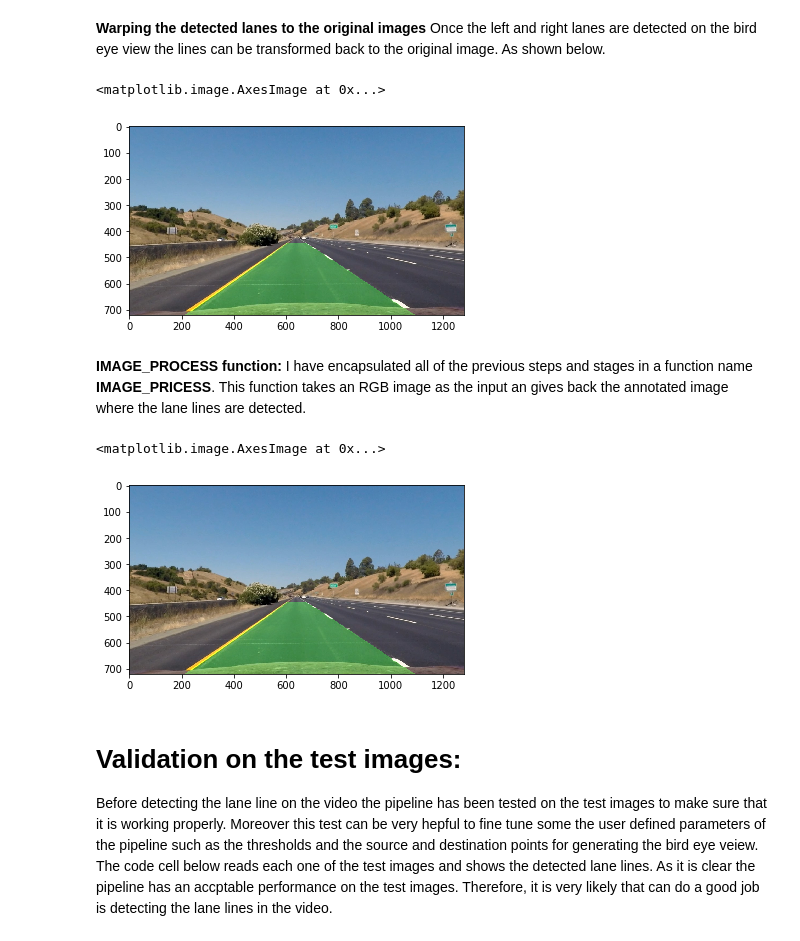
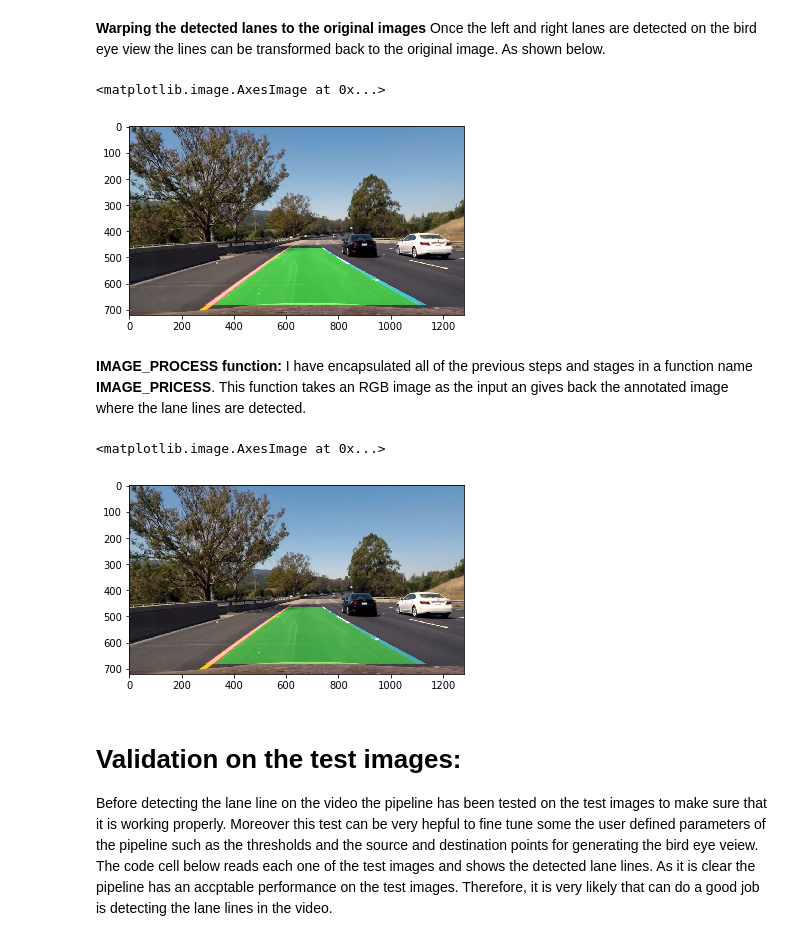
Before and after one commit to Aral-Sarrafi/Advanced_Lane_Finding, a Jupyter notebook: Advanced_Lane_Finding.ipynb, the cells around one changed output. Drawn from its saved outputs; the diff is of its cells as text; code cells hidden in the pictures.

```diff
--- a/Advanced_Lane_Finding.ipynb
+++ b/Advanced_Lane_Finding.ipynb
@@ -67,7 +67,7 @@ The first step is to correct the distorsions in the images obtained from the cam
 test_images_file = "test_images/"
 test_images = os.listdir(test_images_file)
 
-image_name = test_images_file + test_images[0]
+image_name = test_images_file + test_images[7]
 image = cv2.imread(image_name)
 image = cv2.cvtColor(image, cv2.COLOR_BGR2RGB)
 # %%
@@ -251,5 +264,5 @@ Once the binary_warped image is formed the left and right lane should be disting
 
 These steps are implemented in the "Image_Lane_detection". This function gets the binary_warped image as the input and fit the second order polynomial to the lane lines.
 # %%
-left_fit, right_fit, leftx, lefty, rightx, righty = fnc.Image_Lane_detection(binary_warped)
+left_fit, right_fit, leftx, lefty, rightx, righty, left_lane_inds,right_lane_inds = fnc.Image_Lane_detection(binary_warped)
 # %%
@@ -276,0 +290,2 @@ fig.savefig("output_images/detected_lanes.jpg", bbox_inches = 'tight')
+# %%
+ploty, left_fitx, right_fitx = Plot_Lane(binary_warped, left_fit, right_fit, leftx, lefty, rightx, righty)
@@ -280,33 +298,37 @@ Once the left and right lanes are detected on the bird eye view the lines can be
 # %%
 # Create an image to draw the lines on
 warp_zero = np.zeros_like(binary_warped).astype(np.uint8)
 color_warp = np.dstack((warp_zero, warp_zero, warp_zero))
+
+color_warp[lefty, leftx] = [255, 0, 0]
+color_warp[righty, rightx] = [0, 0, 255]
 
 # Recast the x and y points into usable format for cv2.fillPoly()
 pts_left = np.array([np.transpose(np.vstack([left_fitx, ploty]))])
 pts_right = np.array([np.flipud(np.transpose(np.vstack([right_fitx, ploty])))])
 pts = np.hstack((pts_left, pts_right))
 
 # Draw the lane onto the warped blank image
-cv2.fillPoly(color_warp, np.int_([pts]), (0,255, 0))
-
+cv2.fillPoly(color_warp, np.int_([pts]), (0,255, 0),lineType=8)
+cv2.polylines(color_warp, np.int32([pts_left]), isClosed=False, color=(255,0,255), thickness=15)
+cv2.polylines(color_warp, np.int32([pts_right]), isClosed=False, color=(0,255,255), thickness=15)
 # Warp the blank back to original image space using inverse perspective matrix (Minv)
 newwarp = cv2.warpPerspective(color_warp, Minv, (image.shape[1], image.shape[0]))
 # Combine the result with the original image
-result = cv2.addWeighted(undist_image, 1, newwarp, 0.3, 0)
+result = cv2.addWeighted(undist_image, 1, newwarp, 0.5, 0)
 plt.imshow(result)
 # %% [output]
 <matplotlib.image.AxesImage at 0x...>
-[figure, old version]
+[figure, new version]
 # %% [markdown]
 **IMAGE_PROCESS function:**
 I have encapsulated all of the previous steps and stages in a function name **IMAGE_PRICESS**. This function takes an RGB image as the input an gives back the annotated image where the lane lines are detected.
 # %%
-output, left_fit, right_fit = fnc.IMAGE_PROCESS(image, mtx, dist)
+output, left_fit, right_fit, left_lane_inds, right_lane_inds = fnc.IMAGE_PROCESS(image, mtx, dist)
 plt.imshow(output)
 # %% [output]
 <matplotlib.image.AxesImage at 0x...>
-[figure, old version]
+[figure, new version]
 # %% [markdown]
 # Validation on the test images:
 Before detecting the lane line on the video the pipeline has been tested on the test images to make sure that it is working properly. Moreover this test can be very hepful to fine tune some the user defined parameters of the pipeline such as the thresholds and the source and destination points for generating the bird eye veiew. The code cell below reads each one of the test images and shows the detected lane lines. As it is clear the pipeline has an accptable performance on the test images. Therefore, it is very likely that can do a good job is detecting the lane lines in the video.
```
Also changed, not shown: parts of 15 cells of this notebook, 2 other files.
